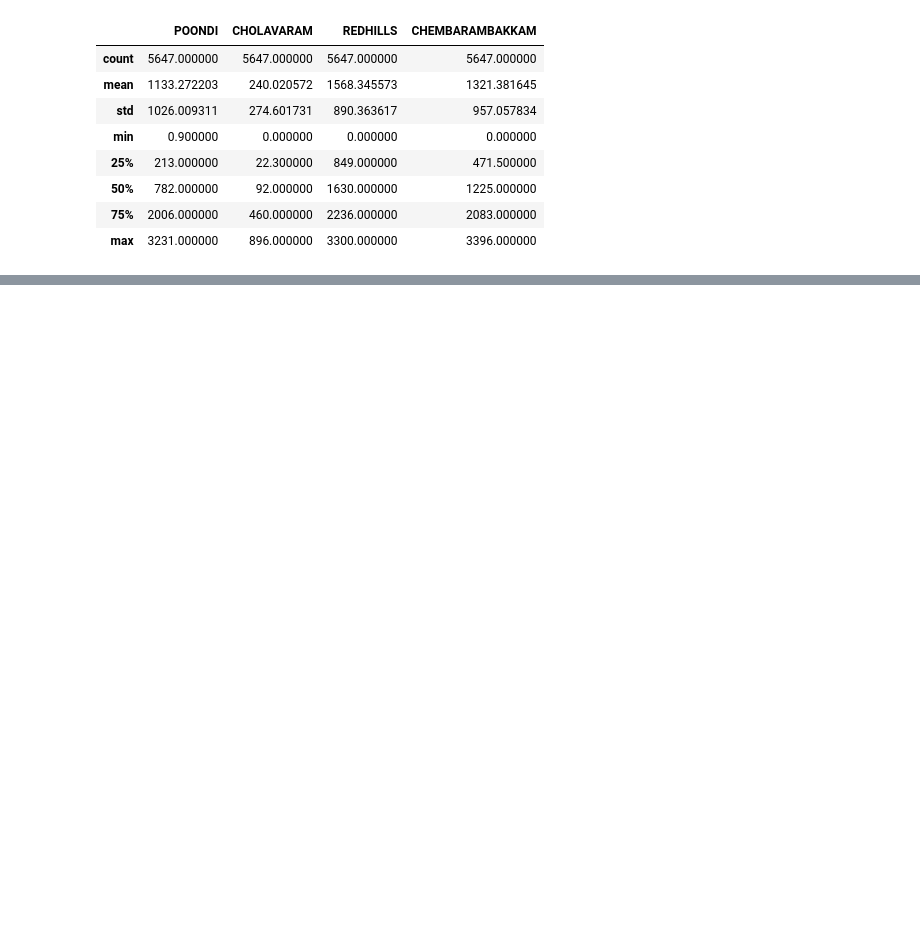
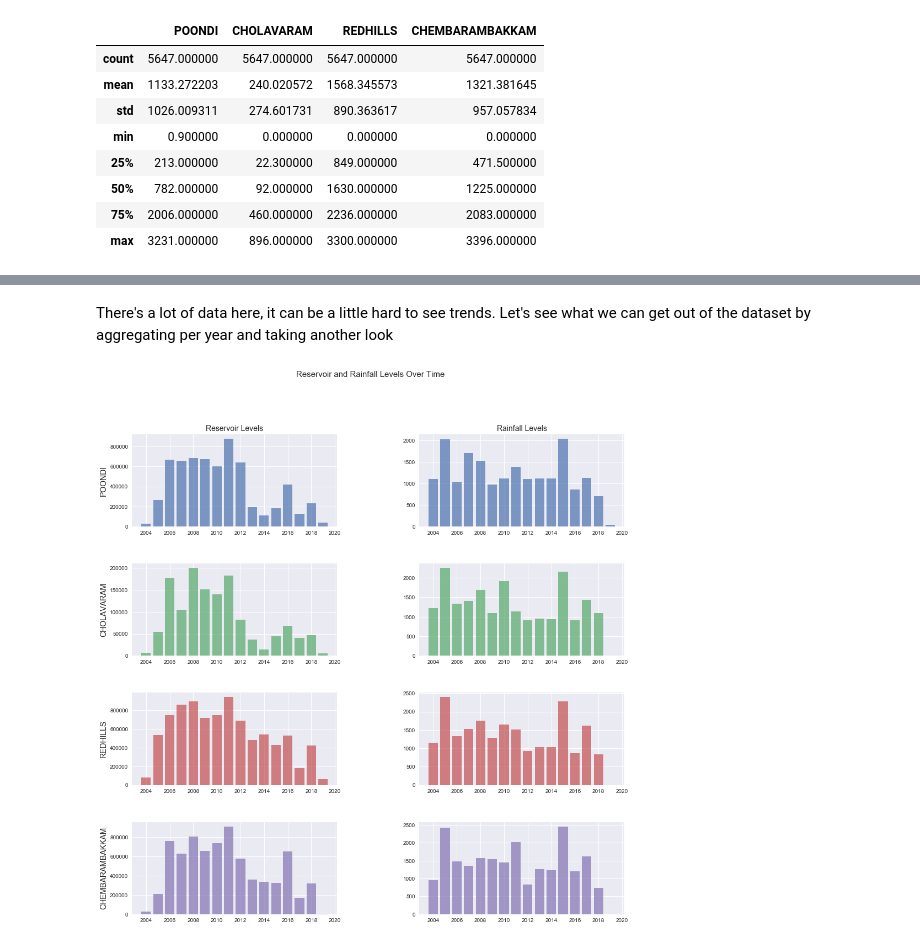
Before and after one commit to marxav0319/Chennai_Water_Management_NB, a Jupyter notebook: Chennai Water Management Exploratory Analysis.ipynb, the cells around one changed output, grey strips where cells are left out. Drawn from its saved outputs; the diff is of its cells as text; code cells hidden in the pictures; blank space fills up the shorter version.

```diff
--- a/Chennai Water Management Exploratory Analysis.ipynb
+++ b/Chennai Water Management Exploratory Analysis.ipynb
@@ -44,0 +116,8 @@ for column in reservoir_levels.columns[1:]:
+# %% [markdown]
+There's a lot of data here, it can be a little hard to see trends.  Let's see what we can get out of the dataset by aggregating per year and taking another look
+# %%
+res_year = reservoir_levels.groupby(reservoir_levels.Date.dt.year).sum().reset_index()
+rain_year = rainfall.groupby(rainfall.Date.dt.year).sum().reset_index()
+plot_rainfall_and_reservoir_levels(res_year, rain_year, 'bar', 0.7)
+# %% [output]
+[figure, added]
```
Also changed, not shown: parts of 25 cells of this notebook.
